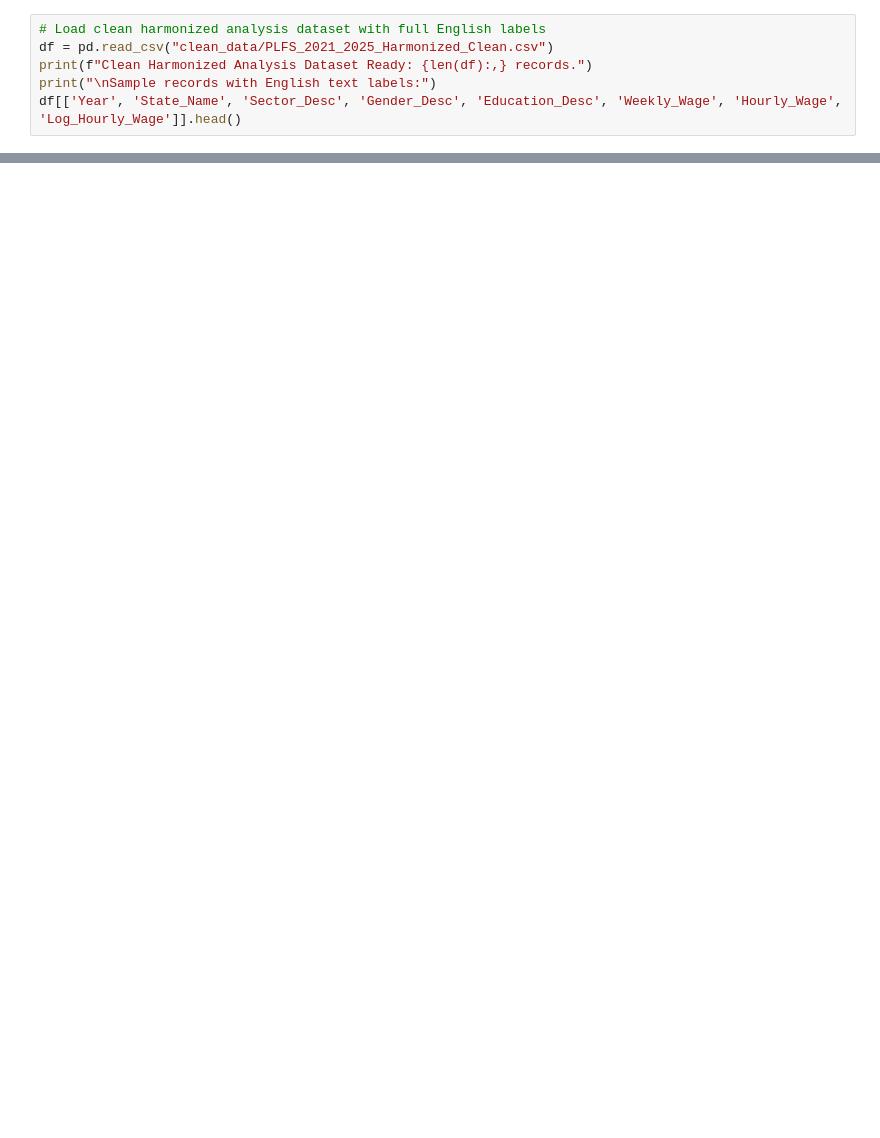
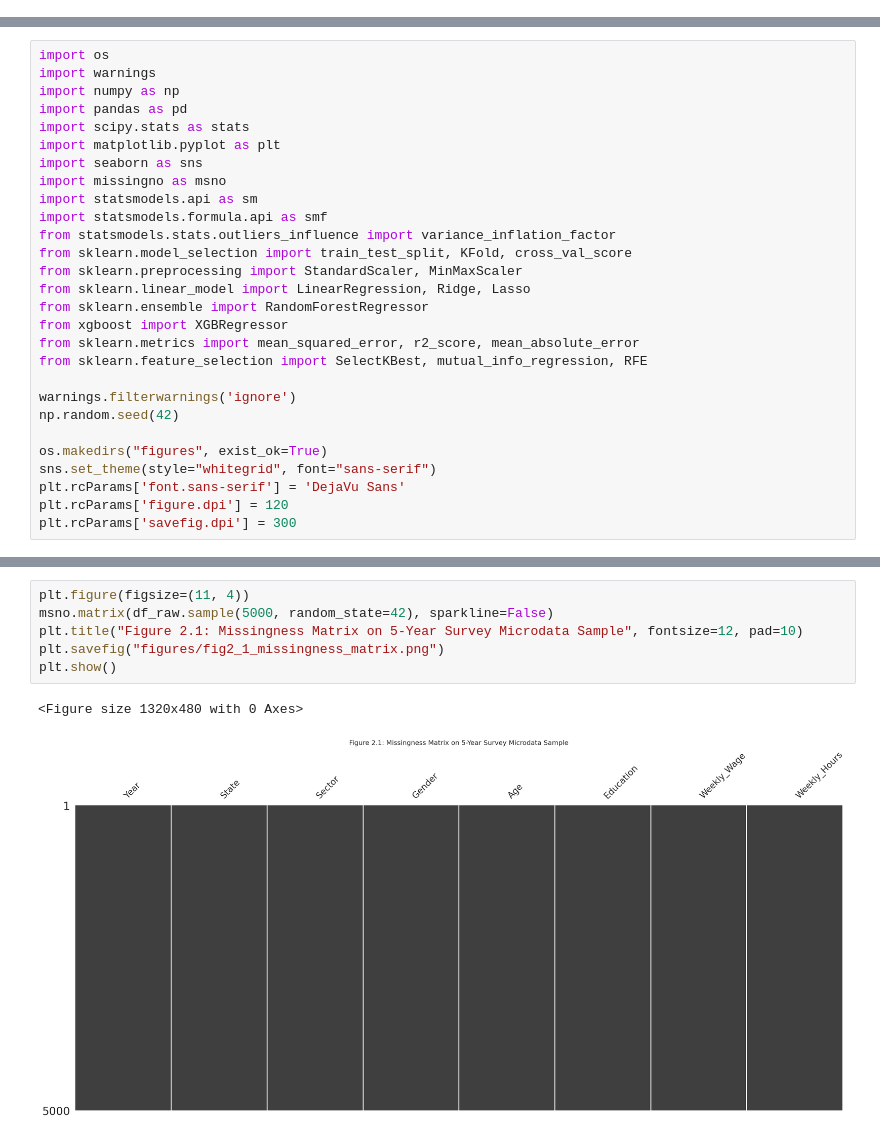
Before and after one commit to rushabhshah3/Wage-Determinants-and-Disparities-in-the-Indian-Labour-Market, a Jupyter notebook: EDA_Project.ipynb, the cells around one changed output, grey strips where cells are left out. Saved outputs shown, nothing was run; the diff lists cells and outputs as text; blank space fills up the shorter version.

Commit message:
feat: complete end-to-end execution of EDA_Project.ipynb with pre-computed outputs, 300 DPI figures, and econometric interpretations

```diff
--- a/EDA_Project.ipynb
+++ b/EDA_Project.ipynb
@@ -272,6 +0,0 @@ treatment_table
-# %%
-# Load clean harmonized analysis dataset with full English labels
-df = pd.read_csv("clean_data/PLFS_2021_2025_Harmonized_Clean.csv")
-print(f"Clean Harmonized Analysis Dataset Ready: {len(df):,} records.")
-print("\nSample records with English text labels:")
-df[['Year', 'State_Name', 'Sector_Desc', 'Gender_Desc', 'Education_Desc', 'Weekly_Wage', 'Hourly_Wage', 'Log_Hourly_Wage']].head()
@@ -511,0 +12,28 @@ print(predict_individual_wage(age=24, gender='Male', education_level='Graduate',
+# %%
+import os
+import warnings
+import numpy as np
+import pandas as pd
+import scipy.stats as stats
+import matplotlib.pyplot as plt
+import seaborn as sns
+import missingno as msno
+import statsmodels.api as sm
+import statsmodels.formula.api as smf
+from statsmodels.stats.outliers_influence import variance_inflation_factor
+from sklearn.model_selection import train_test_split, KFold, cross_val_score
+from sklearn.preprocessing import StandardScaler, MinMaxScaler
+from sklearn.linear_model import LinearRegression, Ridge, Lasso
+from sklearn.ensemble import RandomForestRegressor
+from xgboost import XGBRegressor
+from sklearn.metrics import mean_squared_error, r2_score, mean_absolute_error
+from sklearn.feature_selection import SelectKBest, mutual_info_regression, RFE
+
+warnings.filterwarnings('ignore')
+np.random.seed(42)
+
+os.makedirs("figures", exist_ok=True)
+sns.set_theme(style="whitegrid", font="sans-serif")
+plt.rcParams['font.sans-serif'] = 'DejaVu Sans'
+plt.rcParams['figure.dpi'] = 120
+plt.rcParams['savefig.dpi'] = 300
@@ -511,0 +264,9 @@ print(predict_individual_wage(age=24, gender='Male', education_level='Graduate',
+# %%
+plt.figure(figsize=(11, 4))
+msno.matrix(df_raw.sample(5000, random_state=42), sparkline=False)
+plt.title("Figure 2.1: Missingness Matrix on 5-Year Survey Microdata Sample", fontsize=12, pad=10)
+plt.savefig("figures/fig2_1_missingness_matrix.png")
+plt.show()
+# %% [output]
+<Figure size 1320x480 with 0 Axes>
+[figure, added]
```
Also changed, not shown: parts of 109 cells of this notebook, 10 other files.
